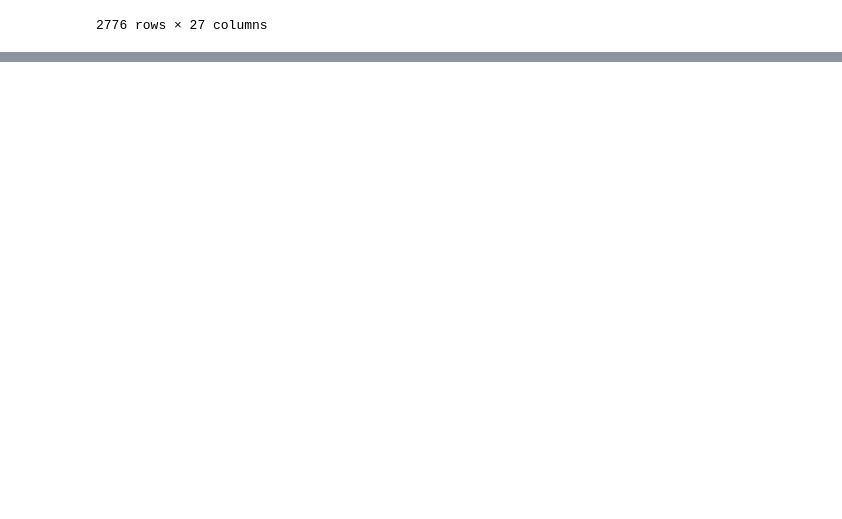
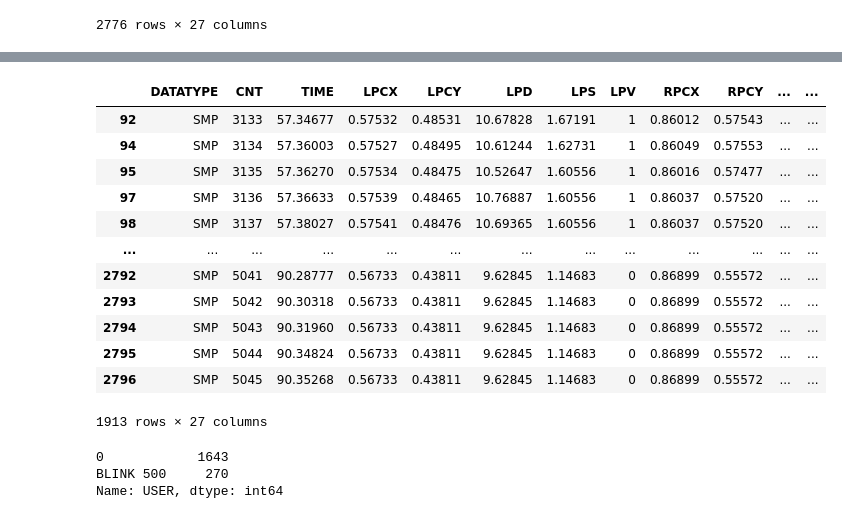
Before and after one commit to anapaulasandes/ppgeb_masters, a Jupyter notebook: python_syncronization/find_blinks.ipynb, the cells around one changed output, grey strips where cells are left out. Cells and saved outputs as stored; diff of their text form; code cells hidden in the pictures; blank space fills up the shorter version.

```diff
--- a/python_syncronization/find_blinks.ipynb
+++ b/python_syncronization/find_blinks.ipynb
@@ -58,0 +233,22 @@ plot_time_series(df)
+# %%
+et
+# %% [output]
+|  | DATATYPE | CNT | TIME | LPCX | LPCY | LPD | LPS | LPV | RPCX | RPCY | ... | ... |
+| 92 | SMP | 3133 | 57.34677 | 0.57532 | 0.48531 | 10.67828 | 1.67191 | 1 | 0.86012 | 0.57543 | ... | ... |
+| 94 | SMP | 3134 | 57.36003 | 0.57527 | 0.48495 | 10.61244 | 1.62731 | 1 | 0.86049 | 0.57553 | ... | ... |
+| 95 | SMP | 3135 | 57.36270 | 0.57534 | 0.48475 | 10.52647 | 1.60556 | 1 | 0.86016 | 0.57477 | ... | ... |
+| 97 | SMP | 3136 | 57.36633 | 0.57539 | 0.48465 | 10.76887 | 1.60556 | 1 | 0.86037 | 0.57520 | ... | ... |
+| 98 | SMP | 3137 | 57.38027 | 0.57541 | 0.48476 | 10.69365 | 1.60556 | 1 | 0.86037 | 0.57520 | ... | ... |
+| ... | ... | ... | ... | ... | ... | ... | ... | ... | ... | ... | ... | ... |
+| 2792 | SMP | 5041 | 90.28777 | 0.56733 | 0.43811 | 9.62845 | 1.14683 | 0 | 0.86899 | 0.55572 | ... | ... |
+| 2793 | SMP | 5042 | 90.30318 | 0.56733 | 0.43811 | 9.62845 | 1.14683 | 0 | 0.86899 | 0.55572 | ... | ... |
+| 2794 | SMP | 5043 | 90.31960 | 0.56733 | 0.43811 | 9.62845 | 1.14683 | 0 | 0.86899 | 0.55572 | ... | ... |
+| 2795 | SMP | 5044 | 90.34824 | 0.56733 | 0.43811 | 9.62845 | 1.14683 | 0 | 0.86899 | 0.55572 | ... | ... |
+| 2796 | SMP | 5045 | 90.35268 | 0.56733 | 0.43811 | 9.62845 | 1.14683 | 0 | 0.86899 | 0.55572 | ... | ... |
+1913 rows × 27 columns
+# %%
+et.USER.value_counts()
+# %% [output]
+0            1643
+BLINK 500     270
+Name: USER, dtype: int64
```
Also changed, not shown: parts of 20 cells of this notebook, 15 other files.
